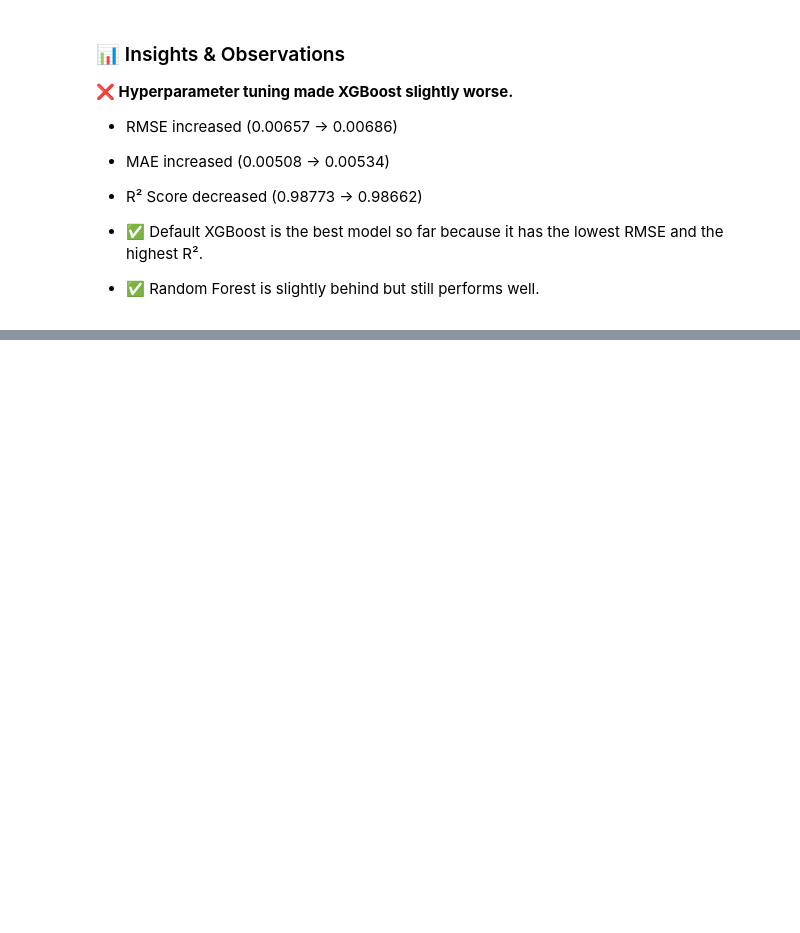
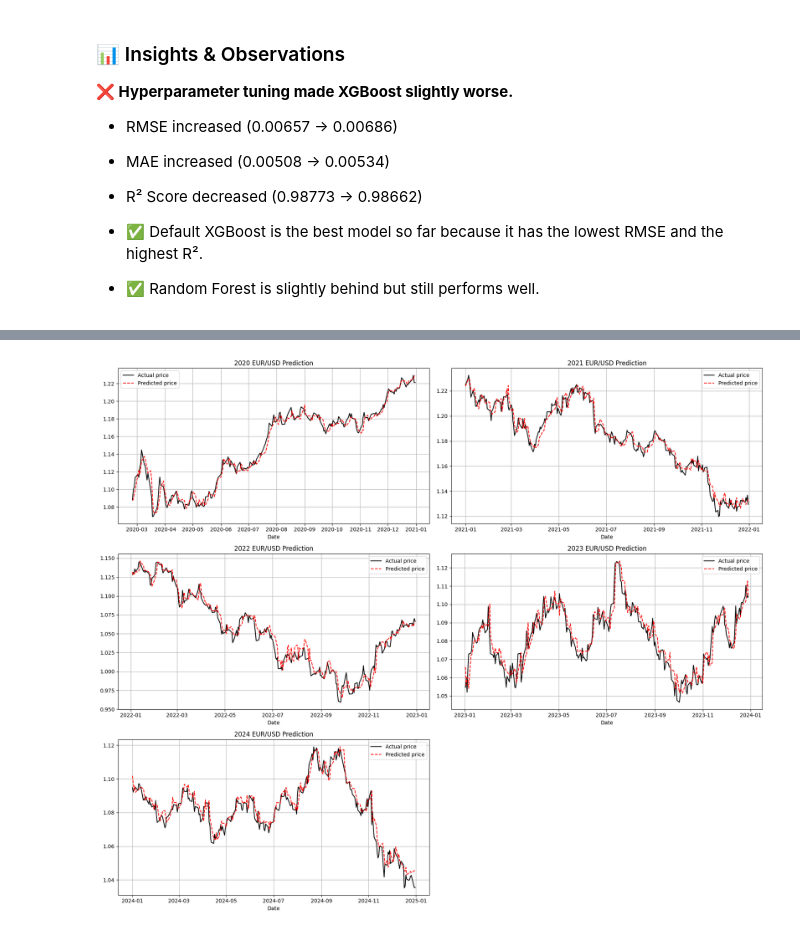
Before and after one commit to Saifansari-ai/eurousd_price_predictor, a Jupyter notebook: model-training.ipynb, the cells around one changed output, grey strips where cells are left out. Cells and saved outputs as stored; diff of their text form; code cells hidden in the pictures; blank space fills up the shorter version.

```diff
--- a/model-training.ipynb
+++ b/model-training.ipynb
@@ -114,6 +89,6 @@ df.drop('Day',axis=1,inplace=True)
 # %%
 # splitting data for test and train
-X = df.drop(columns=['Target_Price'])
+X = df[features_to_use]
 y = df['Target_Price']
 
 X_train,X_test,y_train,y_test = train_test_split(X,y,test_size = 0.2,shuffle=False)
@@ -856,0 +750,4 @@ with open("xgb_model_2_params.json", "w") as f:
+# %%
+lgb_model_1 = lgb.LGBMRegressor(random_state=42)
+# %%
+lgb_model_1.fit(X_train, y_train)
@@ -856,0 +762,2 @@ with open("xgb_model_2_params.json", "w") as f:
+# %%
+lgb_model_1_pred = lgb_model_1.predict(X_test)
@@ -856,0 +789,37 @@ with open("xgb_model_2_params.json", "w") as f:
+# %%
+# Convert y_pred_1 to a Pandas Series with the same index as y_test
+lgb_model_1_pred = pd.Series(lgb_model_1_pred, index=y_test.index)
+
+# Define yearly phases
+years = list(range(2020, 2025, 1))
+num_phases = len(years)
+
+# Determine subplot layout
+rows = (num_phases // 2) + (num_phases % 2)
+cols = 2
+
+# Create figure with multiple subplots
+fig, axs = plt.subplots(rows, cols, figsize=(18, rows * 5))
+axs = axs.flatten()
+
+# Plot each year's data
+for i, start_year in enumerate(years):
+    y_test_subset = y_test[(y_test.index.year == start_year)]
+    lgb_model_1_pred_subset = lgb_model_1_pred[(lgb_model_1_pred.index.year == start_year)]
+
+    axs[i].plot(y_test_subset.index, y_test_subset.values, label='Actual price', color='black')
+    axs[i].plot(lgb_model_1_pred_subset.index, lgb_model_1_pred_subset.values, label='Predicted price', color='red', linestyle="dashed")
+
+    axs[i].set_title(f'{start_year} EUR/USD Prediction')
+    axs[i].set_xlabel('Date')
+    axs[i].legend()
+    axs[i].grid(True)
+
+# Remove empty subplots if any
+for j in range(i + 1, len(axs)):
+    fig.delaxes(axs[j])
+
+plt.tight_layout()
+plt.show()
+# %% [output]
+[figure, added]
```
Also changed, not shown: parts of 41 cells of this notebook.
